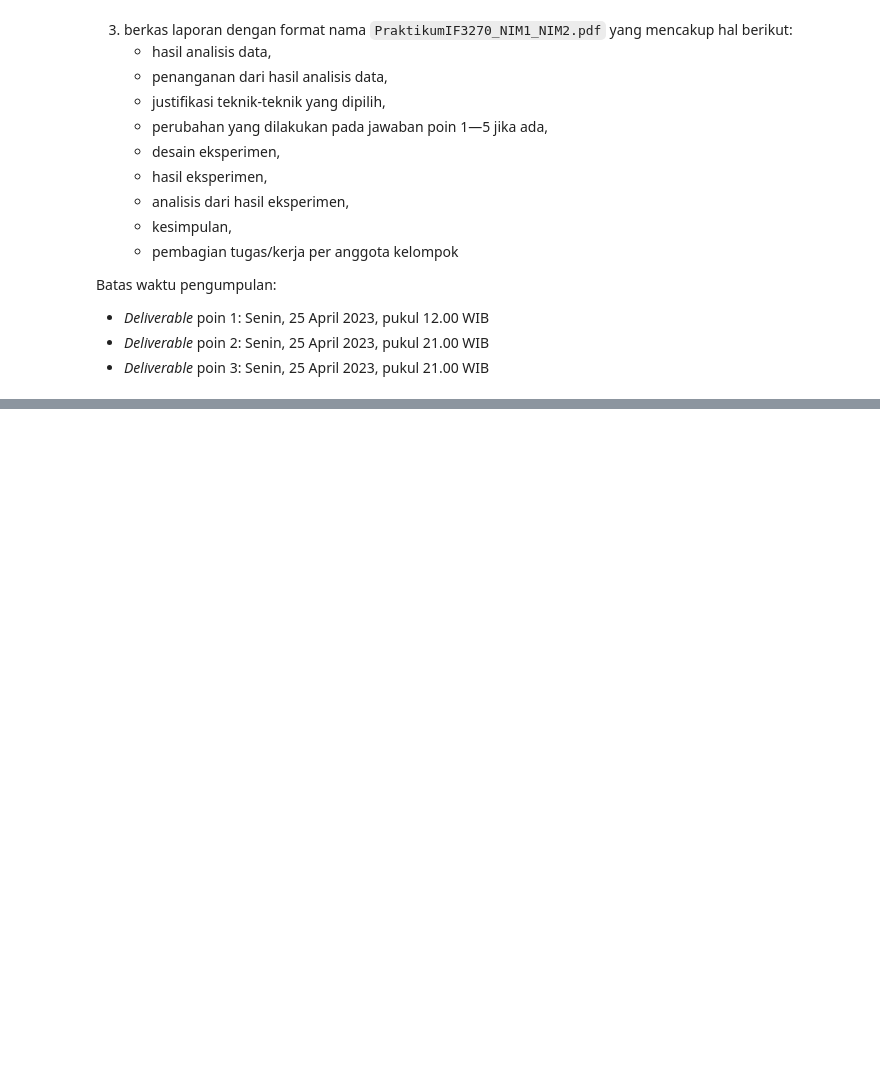
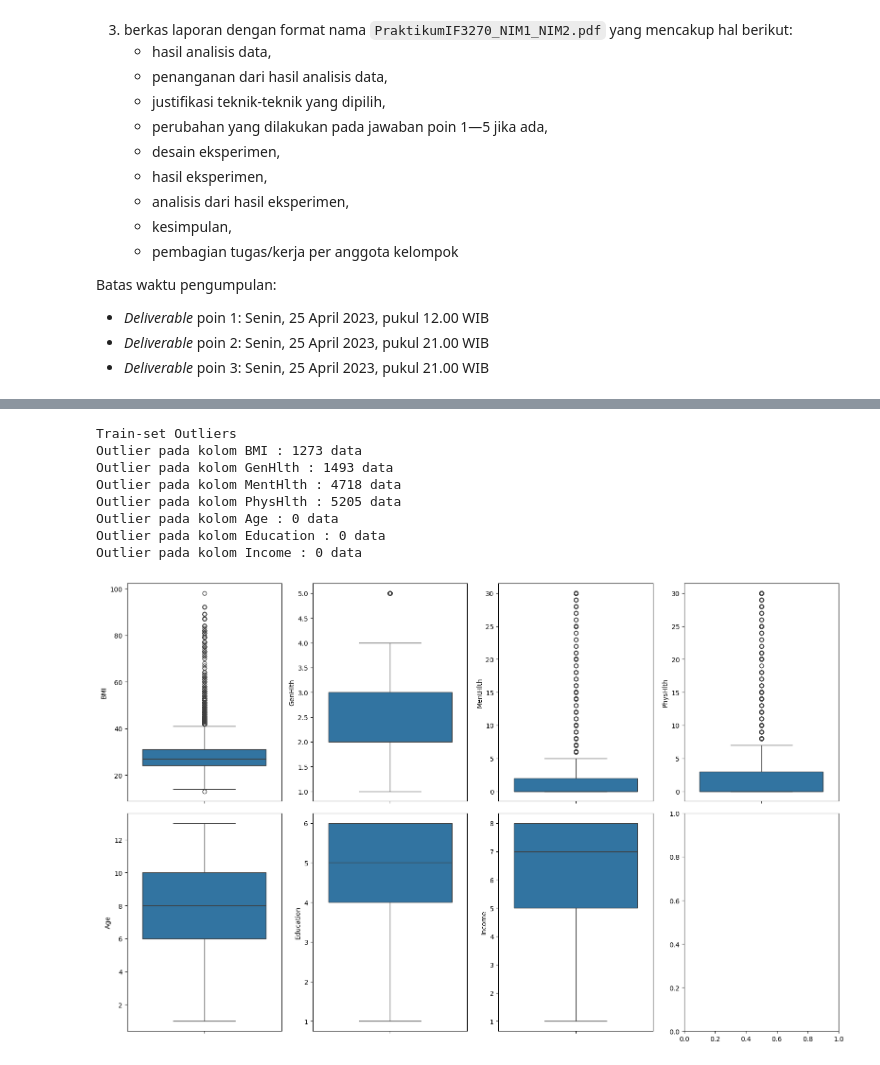
Before and after one commit to ashnchiquita/if3270-praktikum-ml, a Jupyter notebook: PraktikumIF3270_M1_13521129_13521149.ipynb, the cells around one changed output, grey strips where cells are left out. Cells and saved outputs as stored; diff of their text form; code cells hidden in the pictures; blank space fills up the shorter version.

```diff
--- a/PraktikumIF3270_M1_13521129_13521149.ipynb
+++ b/PraktikumIF3270_M1_13521129_13521149.ipynb
@@ -100,0 +202,33 @@ Batas waktu pengumpulan:
+# %%
+def check_outlier(df, title):
+  print(f"{title} Outliers")
+  for col in df.columns:
+    if df[col].dtype == "float64" and len(df[col].value_counts()) > 2:
+      Q1 = df[col].quantile(0.25)
+      Q3 = df[col].quantile(0.75)
+      iqr = Q3 - Q1
+      lower_bound = Q1 - 1.5 * iqr
+      upper_bound = Q3 + 1.5 * iqr
+      print("Outlier pada kolom", col, ":", len(df[(df[col] < lower_bound) | (df[col] > upper_bound)]), "data")
+
+  fig, axes = plt.subplots(2, 4, figsize=(16, 10))
+
+  count = 0
+  for col in df.columns:
+    if df[col].dtype == "float64" and len(df[col].value_counts()) > 2:
+      sns.boxplot(df[col], ax=axes[count//4, count%4])
+      count += 1
+
+  plt.tight_layout()
+# %%
+check_outlier(df_train, "Train-set")
+# %% [output]
+Train-set Outliers
+Outlier pada kolom BMI : 1273 data
+Outlier pada kolom GenHlth : 1493 data
+Outlier pada kolom MentHlth : 4718 data
+Outlier pada kolom PhysHlth : 5205 data
+Outlier pada kolom Age : 0 data
+Outlier pada kolom Education : 0 data
+Outlier pada kolom Income : 0 data
+[figure, added]
```
Also changed, not shown: parts of 17 cells of this notebook, 1 other file.
